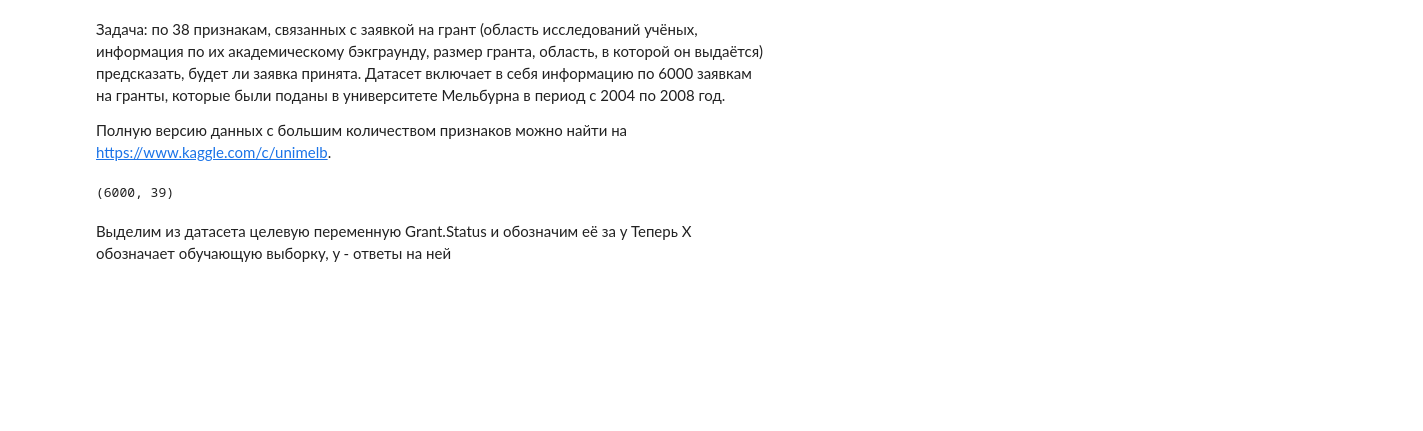
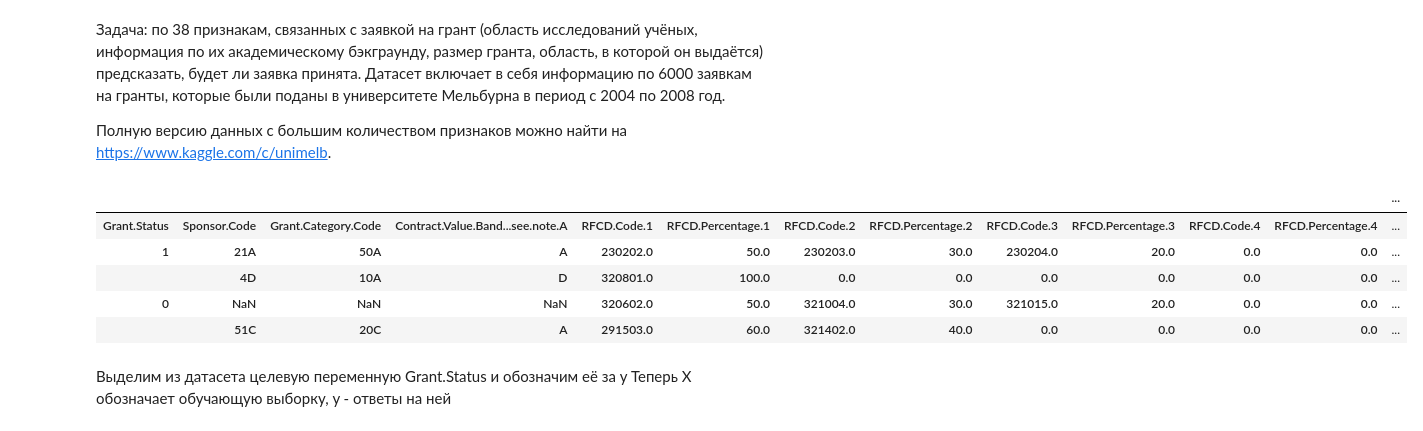
Before and after one commit to qweasd7924/MIPT-machine-learning, a Jupyter notebook: examples/coursera-ml-yandex-master/2nd_course_Supervised_learning/Tasks/Week_3/5_Data_Premining_and_Logistic_Regression/Preprocessing_LR.ipynb, the cells around one changed output. Saved outputs shown, nothing was run; the diff lists cells and outputs as text; code cells hidden in the pictures; blank space fills up the shorter version.

```diff
--- a/examples/coursera-ml-yandex-master/2nd_course_Supervised_learning/Tasks/Week_3/5_Data_Premining_and_Logistic_Regression/Preprocessing_LR.ipynb
+++ b/examples/coursera-ml-yandex-master/2nd_course_Supervised_learning/Tasks/Week_3/5_Data_Premining_and_Logistic_Regression/Preprocessing_LR.ipynb
@@ -25,8 +25,14 @@ matplotlib.style.use('ggplot')
 # %%
 data = pd.read_csv('data.csv')
 data.shape
+data.head()
 # %% [output]
-(6000, 39)
+|  |  |  |  |  |  |  |  |  |  |  |  | ... |
+| Grant.Status | Sponsor.Code | Grant.Category.Code | Contract.Value.Band...see.note.A | RFCD.Code.1 | RFCD.Percentage.1 | RFCD.Code.2 | RFCD.Percentage.2 | RFCD.Code.3 | RFCD.Percentage.3 | RFCD.Code.4 | RFCD.Percentage.4 | ... |
+| 1 | 21A | 50A | A | 230202.0 | 50.0 | 230203.0 | 30.0 | 230204.0 | 20.0 | 0.0 | 0.0 | ... |
+|  | 4D | 10A | D | 320801.0 | 100.0 | 0.0 | 0.0 | 0.0 | 0.0 | 0.0 | 0.0 | ... |
+| 0 | NaN | NaN | NaN | 320602.0 | 50.0 | 321004.0 | 30.0 | 321015.0 | 20.0 | 0.0 | 0.0 | ... |
+|  | 51C | 20C | A | 291503.0 | 60.0 | 321402.0 | 40.0 | 0.0 | 0.0 | 0.0 | 0.0 | ... |
 # %% [markdown]
 Выделим из датасета целевую переменную Grant.Status и обозначим её за y
 Теперь X обозначает обучающую выборку, y - ответы на ней
```
Also changed, not shown: parts of 29 cells of this notebook, 8 other files.
